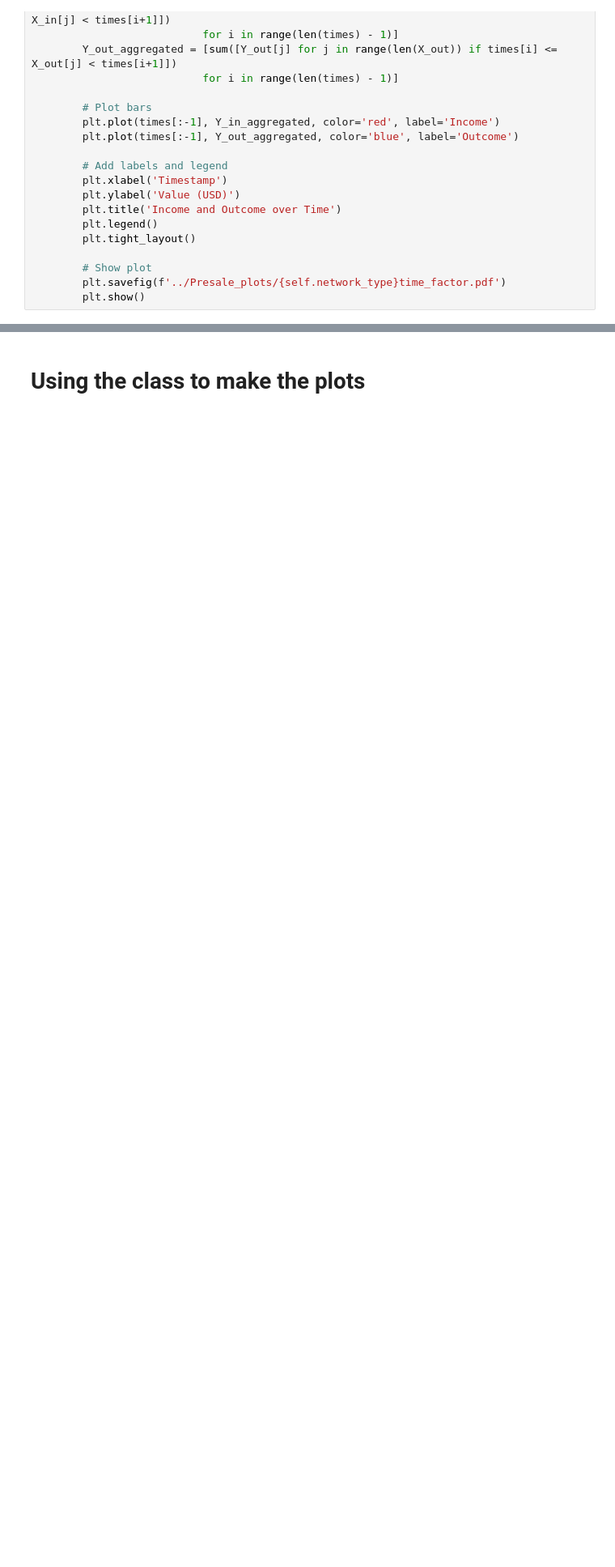
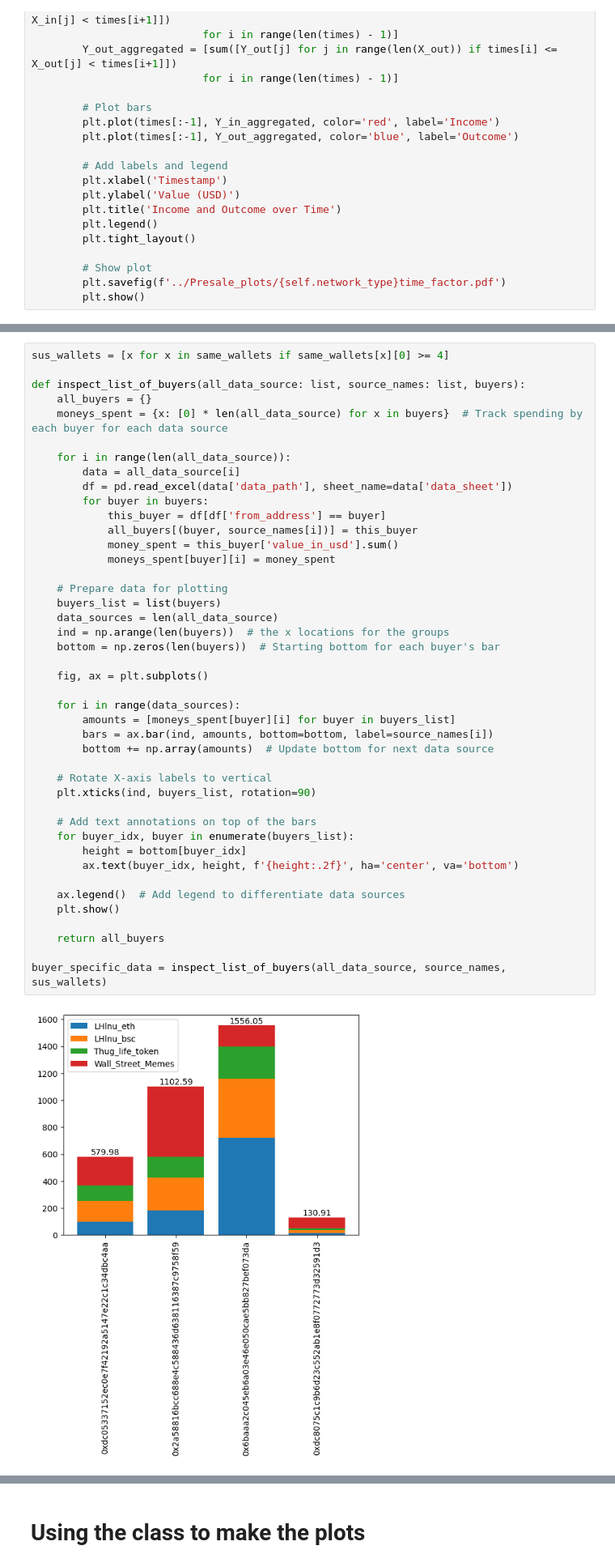
Before and after one commit to Bodesz11/Project_Laboratory_1, a Jupyter notebook: Data_Analiser_Class.ipynb, the cells around one changed output, grey strips where cells are left out. Shown at 81% size. Saved outputs shown, nothing was run; the diff lists cells and outputs as text; blank space fills up the shorter version.

```diff
--- a/Data_Analiser_Class.ipynb
+++ b/Data_Analiser_Class.ipynb
@@ -420,0 +489,45 @@ class Crypto_analiser:
+# %%
+sus_wallets = [x for x in same_wallets if same_wallets[x][0] >= 4]
+
+def inspect_list_of_buyers(all_data_source: list, source_names: list, buyers):
+    all_buyers = {}
+    moneys_spent = {x: [0] * len(all_data_source) for x in buyers}  # Track spending by each buyer for each data source
+
+    for i in range(len(all_data_source)):
+        data = all_data_source[i]
+        df = pd.read_excel(data['data_path'], sheet_name=data['data_sheet'])
+        for buyer in buyers:
+            this_buyer = df[df['from_address'] == buyer]
+            all_buyers[(buyer, source_names[i])] = this_buyer
+            money_spent = this_buyer['value_in_usd'].sum()
+            moneys_spent[buyer][i] = money_spent
+
+    # Prepare data for plotting
+    buyers_list = list(buyers)
+    data_sources = len(all_data_source)
+    ind = np.arange(len(buyers))  # the x locations for the groups
+    bottom = np.zeros(len(buyers))  # Starting bottom for each buyer's bar
+
+    fig, ax = plt.subplots()
+
+    for i in range(data_sources):
+        amounts = [moneys_spent[buyer][i] for buyer in buyers_list]
+        bars = ax.bar(ind, amounts, bottom=bottom, label=source_names[i])
+        bottom += np.array(amounts)  # Update bottom for next data source
+
+    # Rotate X-axis labels to vertical
+    plt.xticks(ind, buyers_list, rotation=90)
+
+    # Add text annotations on top of the bars
+    for buyer_idx, buyer in enumerate(buyers_list):
+        height = bottom[buyer_idx]
+        ax.text(buyer_idx, height, f'{height:.2f}', ha='center', va='bottom')
+
+    ax.legend()  # Add legend to differentiate data sources
+    plt.show()
+
+    return all_buyers
+
+buyer_specific_data = inspect_list_of_buyers(all_data_source, source_names, sus_wallets)
+# %% [output]
+[figure, added]
```
Also changed, not shown: parts of 5 cells of this notebook.
